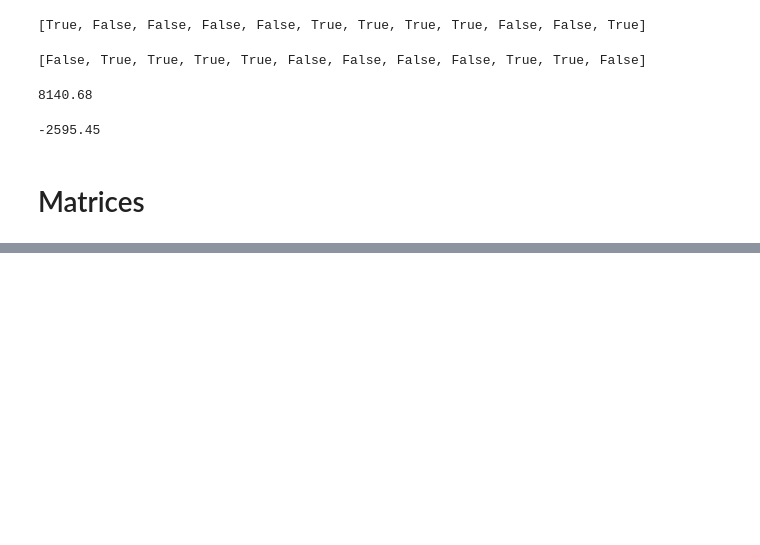
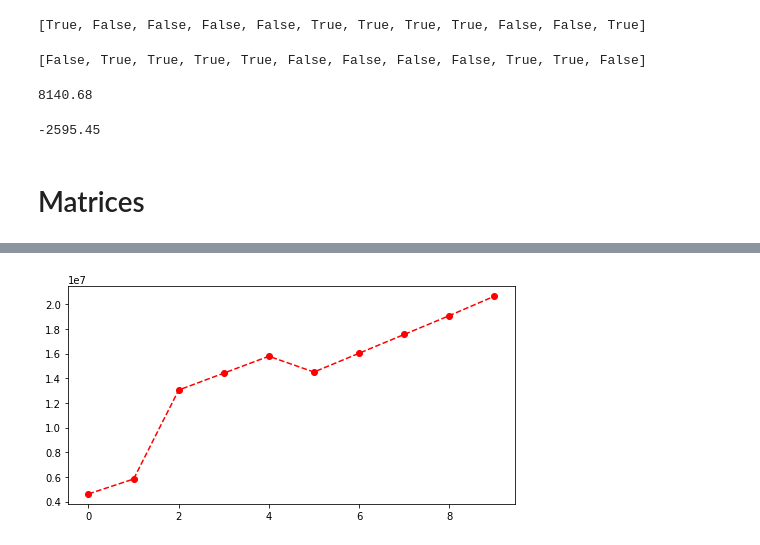
Before and after one commit to sancara/python-a-z, a Jupyter notebook: Exercises.ipynb, the cells around one changed output, grey strips where cells are left out. Saved outputs shown, nothing was run; the diff lists cells and outputs as text; code cells hidden in the pictures; blank space fills up the shorter version.

```diff
--- a/Exercises.ipynb
+++ b/Exercises.ipynb
@@ -3,6 +3,9 @@
 # %%
 import numpy as np
 from numpy.random import randn
+import matplotlib.pyplot as plt
+%matplotlib inline
+plt.rcParams['figure.figsize'] = 8, 4
 # %%
 N = 100
 counter = 0
@@ -97,0 +296,5 @@ worst_month
+# %%
+plt.plot(Salary[Pdict["LeBronJames"]], c="red", ls="--", marker="o")
+plt.show()
+# %% [output]
+[figure, added]
```
Also changed, not shown: parts of 10 cells of this notebook.
